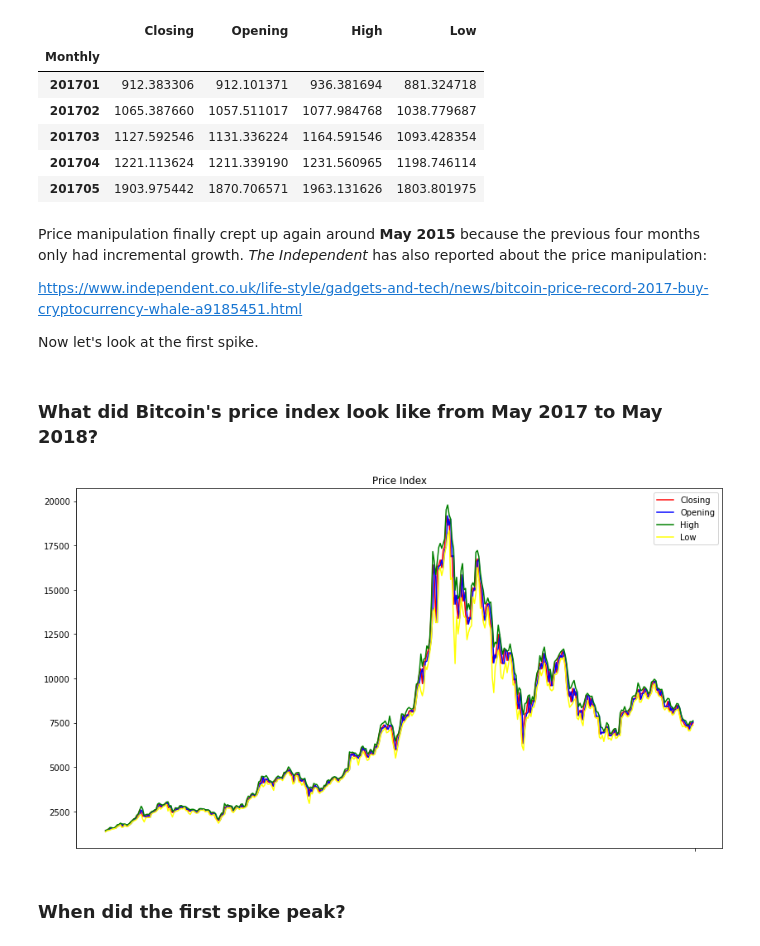
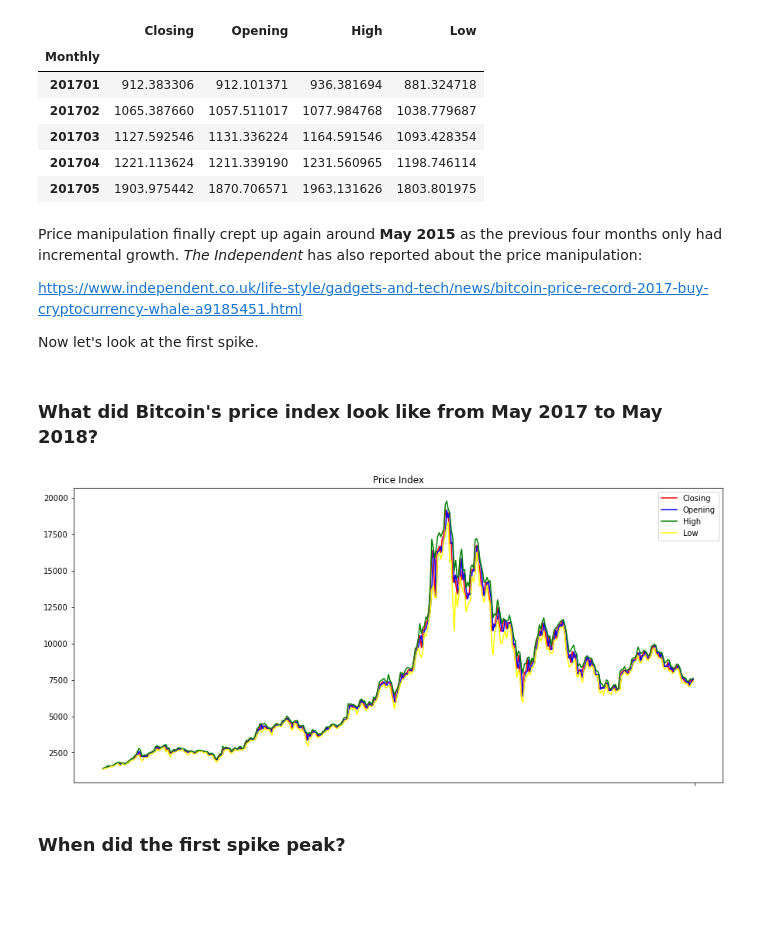
Before and after one commit to kartoffelknoedeln/data-analytics, a Jupyter notebook: bitcoin/bitcoin-analytics.ipynb, the cells around one changed output. Drawn from its saved outputs; the diff is of its cells as text; code cells hidden in the pictures; blank space fills up the shorter version.

```diff
--- a/bitcoin/bitcoin-analytics.ipynb
+++ b/bitcoin/bitcoin-analytics.ipynb
@@ -304,7 +351,7 @@ surge.groupby(['Monthly']).mean()
 | 201704 | 1221.113624 | 1211.339190 | 1231.560965 | 1198.746114 |
 | 201705 | 1903.975442 | 1870.706571 | 1963.131626 | 1803.801975 |
 # %% [markdown]
-Price manipulation finally crept up again around <b>May 2015</b> because the previous four months only had incremental growth. <i>The Independent</i> has also reported about the price manipulation:
+Price manipulation finally crept up again around <b>May 2015</b> as the previous four months only had incremental growth. <i>The Independent</i> has also reported about the price manipulation:
 
 https://www.independent.co.uk/life-style/gadgets-and-tech/news/bitcoin-price-record-2017-buy-cryptocurrency-whale-a9185451.html
 
@@ -314,20 +361,20 @@ Now let's look at the first spike.
 # %%
 firstspikedaterange = bitcoindata.loc[(bitcoindata['Monthly'] >= '201705') & (bitcoindata['Monthly'] <= '201805')]
 # %%
-plt.figure(figsize=(14,8))
+plt.figure(figsize=(15,7))
 
 plt.title('Price Index')
 plt.plot(firstspikedaterange.Date, firstspikedaterange.Closing, label='Closing', color='red')
 plt.plot(firstspikedaterange.Date, firstspikedaterange.Opening, label='Opening', color='blue')
 plt.plot(firstspikedaterange.Date, firstspikedaterange.High, label='High', color='green')
 plt.plot(firstspikedaterange.Date, firstspikedaterange.Low, label='Low', color='yellow')
 
 plt.xticks('')
 plt.legend()
 
 plt.show()
 # %% [output]
-[figure, old version]
+[figure, new version]
 # %% [markdown]
 ### When did the first spike peak?
 # %%
```
Also changed, not shown: parts of 128 cells of this notebook, 1 other file.
